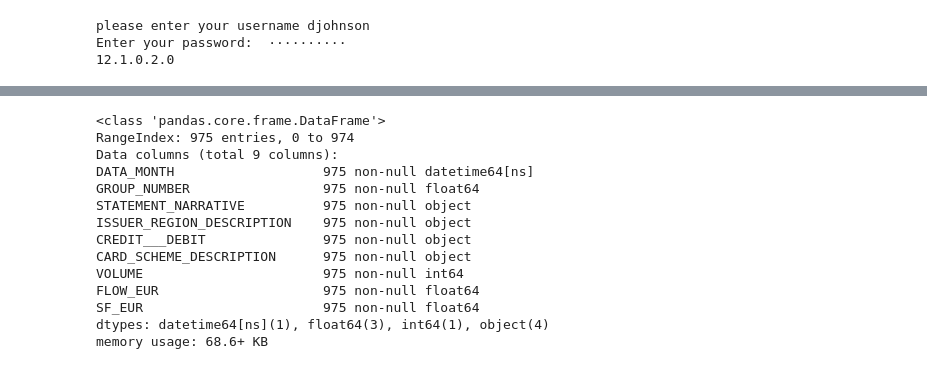
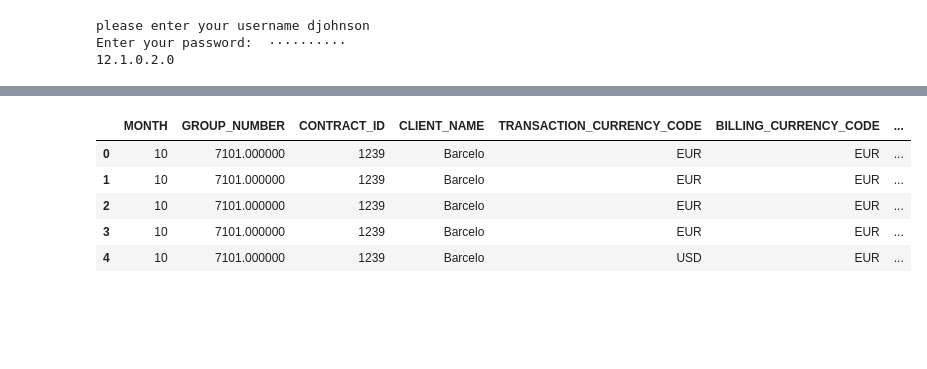
Before and after one commit to dbjohnsonii/work_portfolio, a Jupyter notebook: barclays_theoretical_sfs.ipynb, the cells around one changed output, grey strips where cells are left out. Cells and saved outputs as stored; diff of their text form; code cells hidden in the pictures; blank space fills up the shorter version.

```diff
--- a/barclays_theoretical_sfs.ipynb
+++ b/barclays_theoretical_sfs.ipynb
@@ -58,0 +156,28 @@ array(['Scheme Fee Intra Maestro', 'Scheme Fee Intra VISA Credit',
+# %%
+'''Adjust the regionality to ensure that certain countries are being assessed the correct scheme fees'''
+
+df1_working['MERCHANT_COUNTRY'][(df1_working['MERCHANT_COUNTRY']=='United Kingdom')]='UK'
+
+df1_working['MERCHANT_COUNTRY'][(df1_working['MERCHANT_COUNTRY']=='Russian Federation')&(df1_working['CARD_SCHEME_DESCRIPTION']=='MasterCard')]='Russia'
+df1_working['MERCHANT_COUNTRY'][(df1_working['MERCHANT_COUNTRY']=='Russian Federation')&(df1_working['CARD_SCHEME_DESCRIPTION']=='Maestro')]='Russia'
+
+df1_working['MERCHANT_COUNTRY_UPDATED_FROM:']=''
+df1_working['MERCHANT_COUNTRY_UPDATED_FROM:'][(df1_working['MERCHANT_COUNTRY']=='Gibraltar')]='Gibraltar'
+df1_working['MERCHANT_COUNTRY_UPDATED_FROM:'][(df1_working['MERCHANT_COUNTRY']=='Andorra')]='Andorra'
+df1_working['MERCHANT_COUNTRY_UPDATED_FROM:'][(df1_working['MERCHANT_COUNTRY']=='Panama')]='Panama'
+df1_working['MERCHANT_COUNTRY_UPDATED_FROM:'][(df1_working['MERCHANT_COUNTRY']=='Monaco')]='Monaco'
+df1_working['MERCHANT_COUNTRY_UPDATED_FROM:'][(df1_working['MERCHANT_COUNTRY']=='Australia')]='Australia'
+df1_working['MERCHANT_COUNTRY_UPDATED_FROM:'][(df1_working['MERCHANT_COUNTRY']=='New Zealand')]='New Zealand'
+df1_working['MERCHANT_COUNTRY_UPDATED_FROM:'][(df1_working['MERCHANT_COUNTRY']=='Singapore')]='Singapore'
+df1_working['MERCHANT_COUNTRY_UPDATED_FROM:'][(df1_working['MERCHANT_COUNTRY']=='Thailand')]='Thailand'
+df1_working['MERCHANT_COUNTRY_UPDATED_FROM:'][(df1_working['MERCHANT_COUNTRY']=='Malaysia')]='Malaysia'
+
+df1_working['MERCHANT_COUNTRY'][(df1_working['MERCHANT_COUNTRY']=='Gibraltar')]='UK'
+df1_working['MERCHANT_COUNTRY'][(df1_working['MERCHANT_COUNTRY']=='Andorra')]='France'
+df1_working['MERCHANT_COUNTRY'][(df1_working['MERCHANT_COUNTRY']=='Panama')]='Ireland'
+df1_working['MERCHANT_COUNTRY'][(df1_working['MERCHANT_COUNTRY']=='Monaco')]='France'
+df1_working['MERCHANT_COUNTRY'][(df1_working['MERCHANT_COUNTRY']=='Australia')]='Ireland'
+df1_working['MERCHANT_COUNTRY'][(df1_working['MERCHANT_COUNTRY']=='New Zealand')]='Ireland'
+df1_working['MERCHANT_COUNTRY'][(df1_working['MERCHANT_COUNTRY']=='Singapore')]='Ireland'
+df1_working['MERCHANT_COUNTRY'][(df1_working['MERCHANT_COUNTRY']=='Thailand')]='Ireland'
+df1_working['MERCHANT_COUNTRY'][(df1_working['MERCHANT_COUNTRY']=='Malaysia')]='Ireland'
@@ -59,27 +202,30 @@ array(['Scheme Fee Intra Maestro', 'Scheme Fee Intra VISA Credit',
+# %%
+df1_working=pd.merge(df1_working,df_mc,on=['MERCHANT_COUNTRY'],how='left').copy()
 # %%
 df1_working['GROUP_NUMBER']=df1_working['GROUP_NUMBER'].astype(float)
 df2_working['GROUP_NUMBER']=df2_working['GROUP_NUMBER'].astype(float)
+# %%
+#df1_working.to_csv('d:\\djohnson\\desktop\\df1_working.csv')
+df1_working=df1_working[(df1_working['FLOW_EUR']!='')].copy()
+df1_working['FLOW_EUR']=df1_working['FLOW_EUR'].astype(float)
+df1_working=df1_working.reset_index(drop=True).copy()
 # %%
 for x in range(0,len(df1_working)):
-    if 'VISA Credit' in df1_working.loc[x,'STATEMENT_NARRATIVE']:
+    if 'Credit' in df1_working.loc[x,'STATEMENT_NARRATIVE']:
         df1_working.loc[x,'CREDIT___DEBIT']='CR'
-    if 'MC Credit' in df1.loc[x,'STATEMENT_NARRATIVE']:
+    if 'Debit' in df1_working.loc[x,'STATEMENT_NARRATIVE']:
+        df1_working.loc[x,'CREDIT___DEBIT']='DR'
+    if 'Vpay' in df1_working.loc[x,'STATEMENT_NARRATIVE']:
         df1_working.loc[x,'CREDIT___DEBIT']='CR'
+    if 'Maestro' in df1_working.loc[x,'STATEMENT_NARRATIVE']:
+        df1_working.loc[x,'CREDIT___DEBIT']='CR'
 # %%
-df1_working.info()
+df1_working.head()
 # %% [output]
-<class 'pandas.core.frame.DataFrame'>
-RangeIndex: 975 entries, 0 to 974
-Data columns (total 9 columns):
-DATA_MONTH                   975 non-null datetime64[ns]
-GROUP_NUMBER                 975 non-null float64
-STATEMENT_NARRATIVE          975 non-null object
-ISSUER_REGION_DESCRIPTION    975 non-null object
-CREDIT___DEBIT               975 non-null object
-CARD_SCHEME_DESCRIPTION      975 non-null object
-VOLUME                       975 non-null int64
-FLOW_EUR                     975 non-null float64
-SF_EUR                       975 non-null float64
-dtypes: datetime64[ns](1), float64(3), int64(1), object(4)
-memory usage: 68.6+ KB
+|  | MONTH | GROUP_NUMBER | CONTRACT_ID | CLIENT_NAME | TRANSACTION_CURRENCY_CODE | BILLING_CURRENCY_CODE | ... |
+| 0 | 10 | 7101.000000 | 1239 | Barcelo | EUR | EUR | ... |
+| 1 | 10 | 7101.000000 | 1239 | Barcelo | EUR | EUR | ... |
+| 2 | 10 | 7101.000000 | 1239 | Barcelo | EUR | EUR | ... |
+| 3 | 10 | 7101.000000 | 1239 | Barcelo | EUR | EUR | ... |
+| 4 | 10 | 7101.000000 | 1239 | Barcelo | USD | EUR | ... |
 # %%
```
Also changed, not shown: parts of 43 cells of this notebook.
